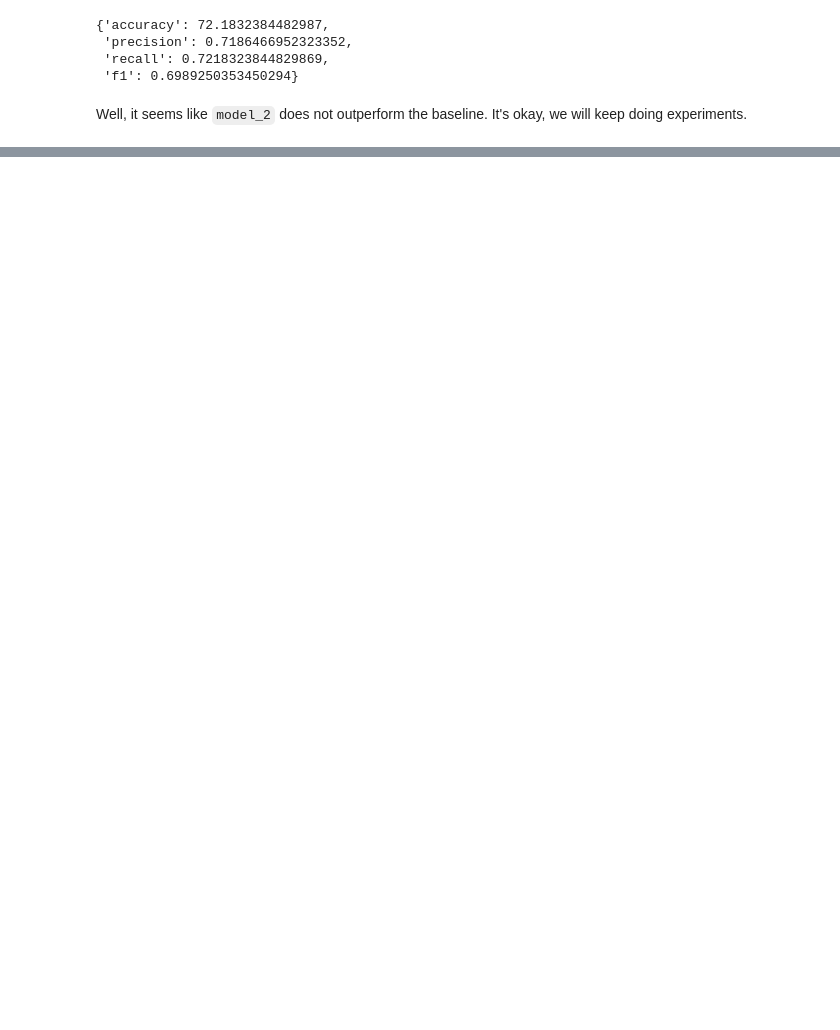
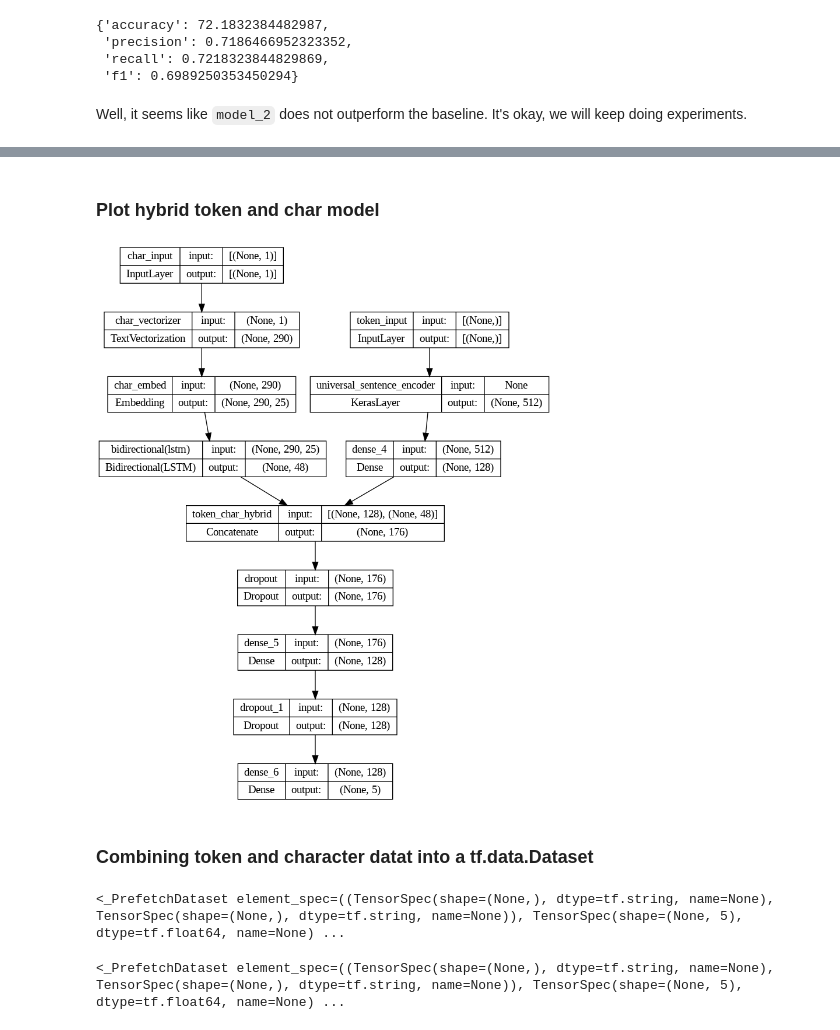
Before and after one commit to PengJuan-AI/TensorFlow_Study, a Jupyter notebook: 09_SkimLit_nlp_milestone_project.ipynb, the cells around one changed output, grey strips where cells are left out. Saved outputs shown, nothing was run; the diff lists cells and outputs as text; code cells hidden in the pictures; blank space fills up the shorter version.

```diff
--- a/09_SkimLit_nlp_milestone_project.ipynb
+++ b/09_SkimLit_nlp_milestone_project.ipynb
@@ -849,0 +974,6 @@ Well, it seems like `model_2` does not outperform the baseline. It's okay, we wi
+# %%
+char_embed = layers.Embedding(input_dim=len(char_vocab), # input_dim - size of the vocabulary
+                              output_dim=25, # as in the paper. output_dim - dimensions of the output vectors
+                              mask_zero=True,
+                              name="char_embed"
+                              )
@@ -851,0 +1119,34 @@ Well, it seems like `model_2` does not outperform the baseline. It's okay, we wi
+# %%
+# Download pretrained Tensorflow Hub USE
+import tensorflow_hub as hub
+tfhub_embedding_layer = hub.KerasLayer("https://tfhub.dev/google/universal-sentence-encoder/4",
+                                 trainable=False,
+                                 name="universal_sentence_encoder") # output is 512 dimensional vector
+# %%
+# 1. Set up token inputs/model
+token_inputs = layers.Input(shape=[], dtype=tf.string, name='token_input')
+token_embeddings = tfhub_embedding_layer(token_inputs)
+token_outputs = layers.Dense(128, activation='relu')(token_embeddings) # in original paper, it use 300-dimension
+token_model = tf.keras.Model(inputs=token_inputs, outputs=token_outputs)
+
+# 2. Set up char inputs/model
+char_inputs = layers.Input(shape=(1,), dtype=tf.string, name="char_input")
+char_vectors = char_vectorizer(char_inputs)
+char_embeddings = char_embed(char_vectors)
+char_bi_lstm = layers.Bidirectional(layers.LSTM(24))(char_embeddings)  # bidirection essentially double the hidden units
+char_model = tf.keras.Model(inputs=char_inputs, outputs=char_bi_lstm)
+
+# 3. Concatenate token and char inputs
+token_char_concat = layers.Concatenate(name="token_char_hybrid")([token_model.output,
+                                                                  char_model.output])
+
+# 4. Create output layer - adding in Dropout
+combined_dropout = layers.Dropout(0.5)(token_char_concat) # regularization
+combined_dense = layers.Dense(128, activation='relu')(combined_dropout)
+final_dropout = layers.Dropout(0.5)(combined_dense)
+output_layer = layers.Dense(num_classes, activation='softmax')(final_dropout)
+
+# 5. Construct model with char and token inputs
+model_4 = tf.keras.Model(inputs=[token_model.input, char_model.input],
+                         outputs=output_layer,
+                         name="model_4_token_and_char_embeddings")
@@ -851,0 +1173,7 @@ Well, it seems like `model_2` does not outperform the baseline. It's okay, we wi
+# %% [markdown]
+### Plot hybrid token and char model
+# %%
+from keras.utils import plot_model
+plot_model(model_4, show_shapes=True)
+# %% [output]
+[figure, added]
@@ -851,0 +1185,24 @@ Well, it seems like `model_2` does not outperform the baseline. It's okay, we wi
+# %% [markdown]
+### Combining token and character datat into a tf.data.Dataset
+# %%
+# Combine chars and tokens into a dataset - using zip
+train_token_char_data = tf.data.Dataset.from_tensor_slices((train_sentences, train_chars))
+train_token_char_labels = tf.data.Dataset.from_tensor_slices(train_labels_onehot) # make the labels
+train_token_char_dataset = tf.data.Dataset.zip((train_token_char_data, train_token_char_labels))
+
+# Prefetch and batch train data
+train_token_char_dataset = train_token_char_dataset.batch(32).prefetch(tf.data.AUTOTUNE)
+train_token_char_dataset
+# %% [output]
+<_PrefetchDataset element_spec=((TensorSpec(shape=(None,), dtype=tf.string, name=None), TensorSpec(shape=(None,), dtype=tf.string, name=None)), TensorSpec(shape=(None, 5), dtype=tf.float64, name=None) ...
+# %%
+# do teh same for val_dataset
+val_token_char_data = tf.data.Dataset.from_tensor_slices((val_sentences, val_chars))
+val_token_char_labels = tf.data.Dataset.from_tensor_slices(val_labels_onehot) # make the labels
+val_token_char_dataset = tf.data.Dataset.zip((val_token_char_data, val_token_char_labels))
+
+# Prefetch and batch train data
+val_token_char_dataset = val_token_char_dataset.batch(32).prefetch(tf.data.AUTOTUNE)
+val_token_char_dataset
+# %% [output]
+<_PrefetchDataset element_spec=((TensorSpec(shape=(None,), dtype=tf.string, name=None), TensorSpec(shape=(None,), dtype=tf.string, name=None)), TensorSpec(shape=(None, 5), dtype=tf.float64, name=None) ...
```
Also changed, not shown: parts of 106 cells of this notebook.
